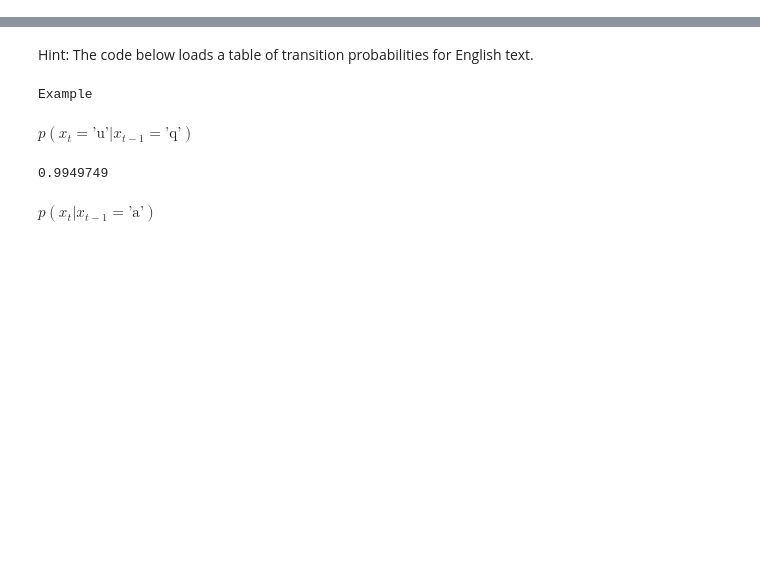
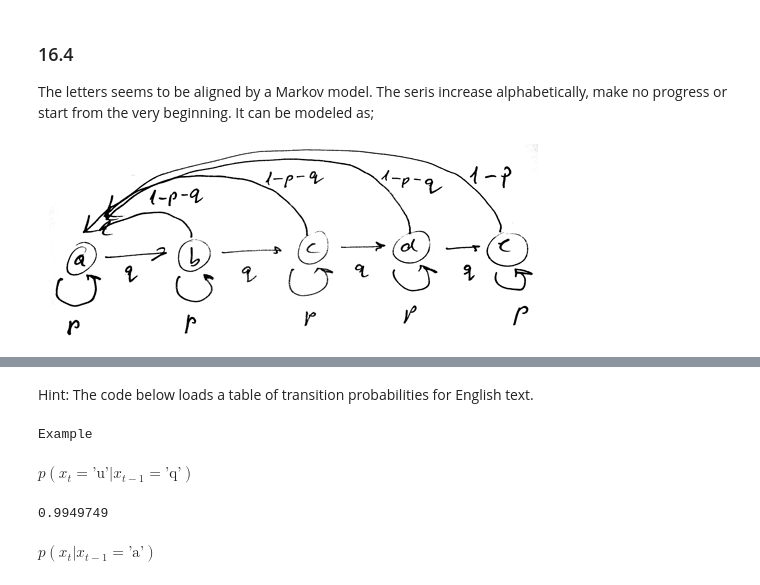
Before and after one commit to CMPE547-Spring-2017-Bogazici/hw3, a Jupyter notebook: Markov Chain of Letters.ipynb, the cells around one changed output, grey strips where cells are left out. Saved outputs shown, nothing was run; the diff lists cells and outputs as text; code cells hidden in the pictures; blank space fills up the shorter version.

```diff
--- a/Markov Chain of Letters.ipynb
+++ b/Markov Chain of Letters.ipynb
@@ -7,0 +26,7 @@ I hereby declare that I observed the honour code of the university when preparin
+# %% [markdown]
+### 16.4
+The letters seems to be aligned by a Markov model. The seris increase alphabetically, make no progress or start from the very beginning. It can be modeled as;
+# %%
+Image("164.png")
+# %% [output]
+[figure, added]
```
Also changed, not shown: parts of 15 cells of this notebook, 4 other files.
